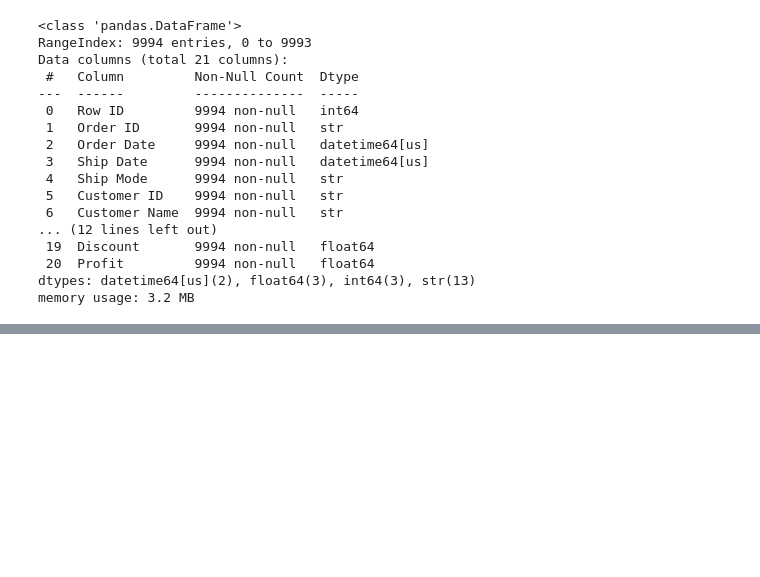
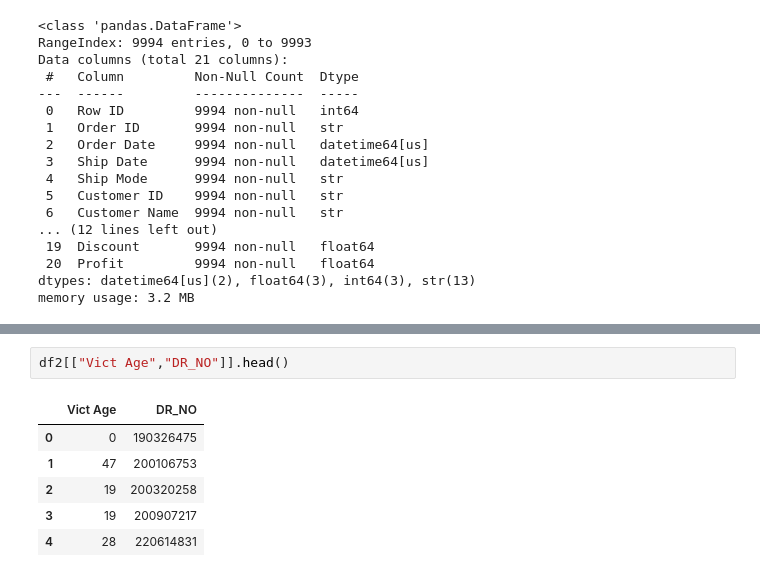
Before and after one commit to vaitysiddhi4-a11y/Python, a Jupyter notebook: Python practice .ipynb, the cells around one changed output, grey strips where cells are left out. Drawn from its saved outputs; the diff is of its cells as text; blank space fills up the shorter version.

```diff
--- a/Python practice .ipynb
+++ b/Python practice .ipynb
@@ -2380,0 +2469,9 @@ memory usage: 3.2 MB
+# %%
+df2[["Vict Age","DR_NO"]].head()
+# %% [output]
+|  | Vict Age | DR_NO |
+| 0 | 0 | 190326475 |
+| 1 | 47 | 200106753 |
+| 2 | 19 | 200320258 |
+| 3 | 19 | 200907217 |
+| 4 | 28 | 220614831 |
```
Also changed, not shown: parts of 19 cells of this notebook.
